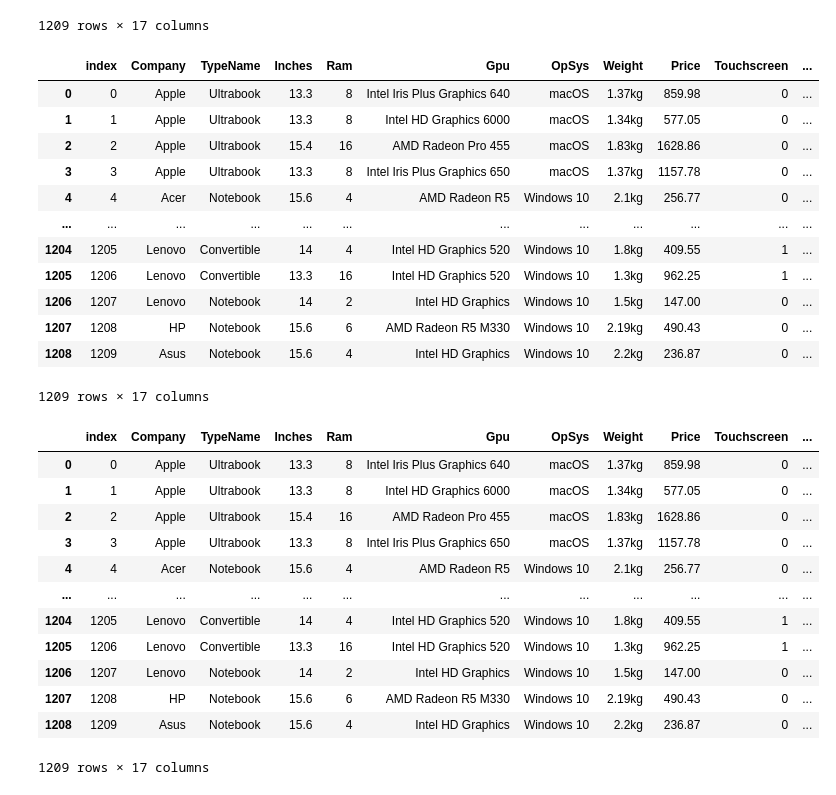
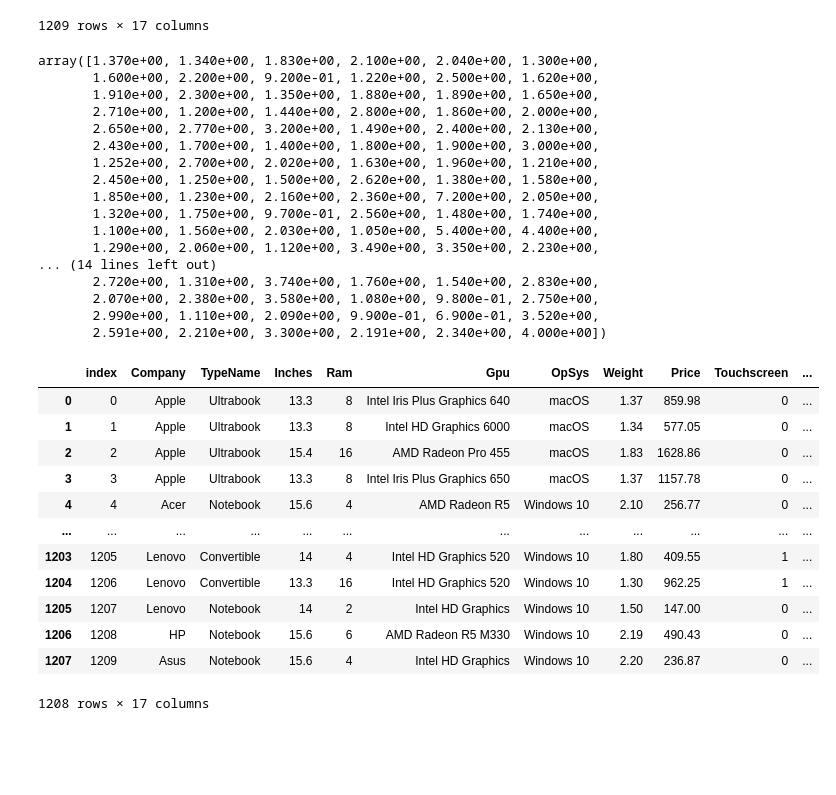
Before and after one commit to KishanYern/Data-Science-Project, a Jupyter notebook: computer_jobs.ipynb, the cells around one changed output. Cells and saved outputs as stored; diff of their text form; code cells hidden in the pictures; blank space fills up the shorter version.

```diff
--- a/computer_jobs.ipynb
+++ b/computer_jobs.ipynb
@@ -339,42 +339,44 @@ df["Hybrid"] = df["Hybrid"].str.replace('TB', '')
 df["SSD"] = df["SSD"].str.replace('TB', '')
 df["HDD"] = df["HDD"].str.replace('TB', '')
 df["Flash Storage"] = df["Flash Storage"].str.replace('TB', '')
+df = df[df["Weight"] != '?'].reset_index(drop=True)
+df["Weight"] = df["Weight"].str.replace('kg', '').astype(float)
 df
 # %% [output]
-|  | index | Company | TypeName | Inches | Ram | Gpu | OpSys | Weight | Price | Touchscreen | ... |
-| 0 | 0 | Apple | Ultrabook | 13.3 | 8 | Intel Iris Plus Graphics 640 | macOS | 1.37kg | 859.98 | 0 | ... |
-| 1 | 1 | Apple | Ultrabook | 13.3 | 8 | Intel HD Graphics 6000 | macOS | 1.34kg | 577.05 | 0 | ... |
-| 2 | 2 | Apple | Ultrabook | 15.4 | 16 | AMD Radeon Pro 455 | macOS | 1.83kg | 1628.86 | 0 | ... |
-| 3 | 3 | Apple | Ultrabook | 13.3 | 8 | Intel Iris Plus Graphics 650 | macOS | 1.37kg | 1157.78 | 0 | ... |
-| 4 | 4 | Acer | Notebook | 15.6 | 4 | AMD Radeon R5 | Windows 10 | 2.1kg | 256.77 | 0 | ... |
-| ... | ... | ... | ... | ... | ... | ... | ... | ... | ... | ... | ... |
-| 1204 | 1205 | Lenovo | Convertible | 14 | 4 | Intel HD Graphics 520 | Windows 10 | 1.8kg | 409.55 | 1 | ... |
-| 1205 | 1206 | Lenovo | Convertible | 13.3 | 16 | Intel HD Graphics 520 | Windows 10 | 1.3kg | 962.25 | 1 | ... |
-| 1206 | 1207 | Lenovo | Notebook | 14 | 2 | Intel HD Graphics | Windows 10 | 1.5kg | 147.00 | 0 | ... |
-| 1207 | 1208 | HP | Notebook | 15.6 | 6 | AMD Radeon R5 M330 | Windows 10 | 2.19kg | 490.43 | 0 | ... |
-| 1208 | 1209 | Asus | Notebook | 15.6 | 4 | Intel HD Graphics | Windows 10 | 2.2kg | 236.87 | 0 | ... |
-1209 rows × 17 columns
+array([1.370e+00, 1.340e+00, 1.830e+00, 2.100e+00, 2.040e+00, 1.300e+00,
+       1.600e+00, 2.200e+00, 9.200e-01, 1.220e+00, 2.500e+00, 1.620e+00,
+       1.910e+00, 2.300e+00, 1.350e+00, 1.880e+00, 1.890e+00, 1.650e+00,
+       2.710e+00, 1.200e+00, 1.440e+00, 2.800e+00, 1.860e+00, 2.000e+00,
+       2.650e+00, 2.770e+00, 3.200e+00, 1.490e+00, 2.400e+00, 2.130e+00,
+       2.430e+00, 1.700e+00, 1.400e+00, 1.800e+00, 1.900e+00, 3.000e+00,
+       1.252e+00, 2.700e+00, 2.020e+00, 1.630e+00, 1.960e+00, 1.210e+00,
+       2.450e+00, 1.250e+00, 1.500e+00, 2.620e+00, 1.380e+00, 1.580e+00,
+       1.850e+00, 1.230e+00, 2.160e+00, 2.360e+00, 7.200e+00, 2.050e+00,
+       1.320e+00, 1.750e+00, 9.700e-01, 2.560e+00, 1.480e+00, 1.740e+00,
+       1.100e+00, 1.560e+00, 2.030e+00, 1.050e+00, 5.400e+00, 4.400e+00,
+       1.290e+00, 2.060e+00, 1.120e+00, 3.490e+00, 3.350e+00, 2.230e+00,
+... (14 lines left out)
+       2.720e+00, 1.310e+00, 3.740e+00, 1.760e+00, 1.540e+00, 2.830e+00,
+       2.070e+00, 2.380e+00, 3.580e+00, 1.080e+00, 9.800e-01, 2.750e+00,
+       2.990e+00, 1.110e+00, 2.090e+00, 9.900e-01, 6.900e-01, 3.520e+00,
+       2.591e+00, 2.210e+00, 3.300e+00, 2.191e+00, 2.340e+00, 4.000e+00])
 # %%
-df["Hybrid"] = df["Hybrid"].astype(float)
-df["SSD"] = df["SSD"].astype(float)
-df["HDD"] = df["HDD"].astype(float)
-df["Flash Storage"] = df["Flash Storage"].astype(float)
-df["Hybrid"] = df["Hybrid"].astype(int)
-df["SSD"] = df["SSD"].astype(int)
-df["HDD"] = df["HDD"].astype(int)
-df["Flash Storage"] = df["Flash Storage"].astype(int)
+df["Hybrid"] = df["Hybrid"].astype(float).astype(int)
+df["SSD"] = df["SSD"].astype(float).astype(int)
+df["HDD"] = df["HDD"].astype(float).astype(int)
+df["Flash Storage"] = df["Flash Storage"].astype(float).astype(int)
 df
 # %% [output]
 |  | index | Company | TypeName | Inches | Ram | Gpu | OpSys | Weight | Price | Touchscreen | ... |
-| 0 | 0 | Apple | Ultrabook | 13.3 | 8 | Intel Iris Plus Graphics 640 | macOS | 1.37kg | 859.98 | 0 | ... |
-| 1 | 1 | Apple | Ultrabook | 13.3 | 8 | Intel HD Graphics 6000 | macOS | 1.34kg | 577.05 | 0 | ... |
-| 2 | 2 | Apple | Ultrabook | 15.4 | 16 | AMD Radeon Pro 455 | macOS | 1.83kg | 1628.86 | 0 | ... |
-| 3 | 3 | Apple | Ultrabook | 13.3 | 8 | Intel Iris Plus Graphics 650 | macOS | 1.37kg | 1157.78 | 0 | ... |
-| 4 | 4 | Acer | Notebook | 15.6 | 4 | AMD Radeon R5 | Windows 10 | 2.1kg | 256.77 | 0 | ... |
+| 0 | 0 | Apple | Ultrabook | 13.3 | 8 | Intel Iris Plus Graphics 640 | macOS | 1.37 | 859.98 | 0 | ... |
+| 1 | 1 | Apple | Ultrabook | 13.3 | 8 | Intel HD Graphics 6000 | macOS | 1.34 | 577.05 | 0 | ... |
+| 2 | 2 | Apple | Ultrabook | 15.4 | 16 | AMD Radeon Pro 455 | macOS | 1.83 | 1628.86 | 0 | ... |
+| 3 | 3 | Apple | Ultrabook | 13.3 | 8 | Intel Iris Plus Graphics 650 | macOS | 1.37 | 1157.78 | 0 | ... |
+| 4 | 4 | Acer | Notebook | 15.6 | 4 | AMD Radeon R5 | Windows 10 | 2.10 | 256.77 | 0 | ... |
 | ... | ... | ... | ... | ... | ... | ... | ... | ... | ... | ... | ... |
-| 1204 | 1205 | Lenovo | Convertible | 14 | 4 | Intel HD Graphics 520 | Windows 10 | 1.8kg | 409.55 | 1 | ... |
-| 1205 | 1206 | Lenovo | Convertible | 13.3 | 16 | Intel HD Graphics 520 | Windows 10 | 1.3kg | 962.25 | 1 | ... |
-| 1206 | 1207 | Lenovo | Notebook | 14 | 2 | Intel HD Graphics | Windows 10 | 1.5kg | 147.00 | 0 | ... |
-| 1207 | 1208 | HP | Notebook | 15.6 | 6 | AMD Radeon R5 M330 | Windows 10 | 2.19kg | 490.43 | 0 | ... |
-| 1208 | 1209 | Asus | Notebook | 15.6 | 4 | Intel HD Graphics | Windows 10 | 2.2kg | 236.87 | 0 | ... |
+| 1203 | 1205 | Lenovo | Convertible | 14 | 4 | Intel HD Graphics 520 | Windows 10 | 1.80 | 409.55 | 1 | ... |
+| 1204 | 1206 | Lenovo | Convertible | 13.3 | 16 | Intel HD Graphics 520 | Windows 10 | 1.30 | 962.25 | 1 | ... |
+| 1205 | 1207 | Lenovo | Notebook | 14 | 2 | Intel HD Graphics | Windows 10 | 1.50 | 147.00 | 0 | ... |
+| 1206 | 1208 | HP | Notebook | 15.6 | 6 | AMD Radeon R5 M330 | Windows 10 | 2.19 | 490.43 | 0 | ... |
+| 1207 | 1209 | Asus | Notebook | 15.6 | 4 | Intel HD Graphics | Windows 10 | 2.20 | 236.87 | 0 | ... |
-1209 rows × 17 columns
+1208 rows × 17 columns
```
Also changed, not shown: parts of 3 cells of this notebook.
